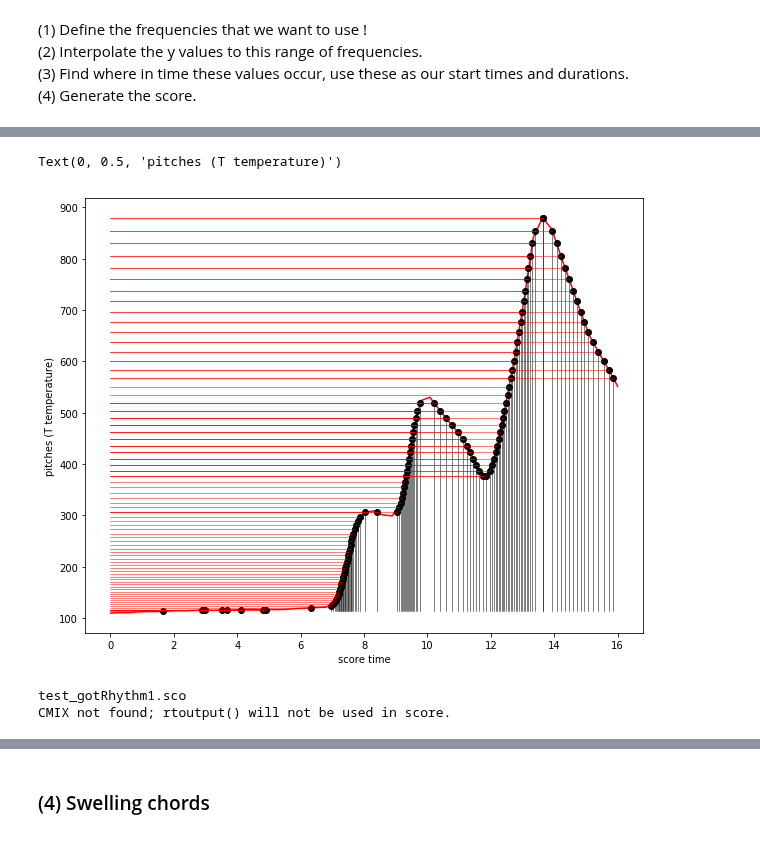
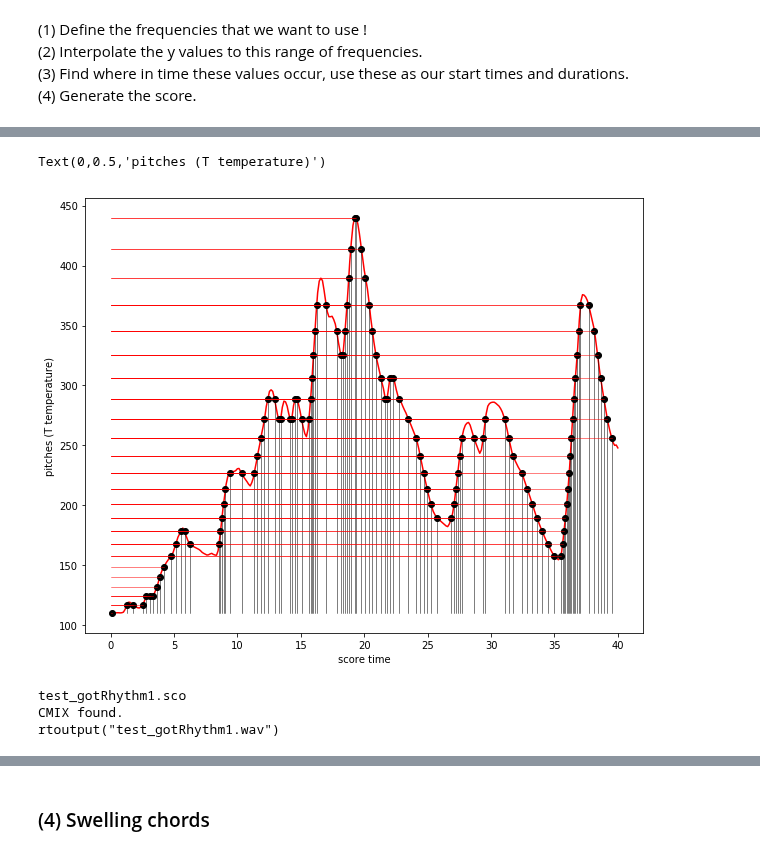
Before and after one commit to benholtzman/datamovies, a Jupyter notebook: 1_codes/s04_DataDrivenRTcmix.ipynb, the cells around one changed output, grey strips where cells are left out. Cells and saved outputs as stored; diff of their text form; code cells hidden in the pictures.

```diff
--- a/1_codes/s04_DataDrivenRTcmix.ipynb
+++ b/1_codes/s04_DataDrivenRTcmix.ipynb
@@ -49,7 +45,7 @@ data_readme.txt  P39A.BHZ
 # %%
 # READ IN THE DATA FILE ! ! !
-#datafilename = '../0_data_nogit/breathalyzer/pizzadevils_120s.pkl'
-datafilename = '../0_data_examples/breathalyzer/BA_ben_1.pkl'
+datafilename = '../0_data_nogit/pizzadevils_120s.pkl'
+
 breath = pd.read_pickle(datafilename) # np.loadtxt(datafilename)
 print(breath[0:5])
 time = breath.time_s
@@ -220,9 +216,9 @@ CompletedProcess(args='mv *.wav ../3_output_nogit/', returncode=0)
 (3) Find where in time these values occur, use these as our start times and durations.  <br>
 (4) Generate the score. <br>
 # %%
-n_octaves_total = 3.0
+n_octaves_total = 2.0
 root_note  = 110.0
-ints_per_oct = 24
+ints_per_oct = 12
 
 # chromatic scale of n octaves:
 intervals = np.linspace(0,n_octaves_total,int(n_octaves_total*ints_per_oct))
@@ -249,36 +235,36 @@ print(pitches)
 # %%
 # (2) Interpolate the y-values to a range of frequency (using notepicker !)
 reload(notepicker)
 p1_in_freq = notepicker.interpvals_to_freqs(p1,pitches)
 
 # (3) Find where in time these values occur, use these as our start times and durations.
-dur_sound = 16.0
+dur_sound = 40.0
 time = np.linspace(0,dur_sound,len(p1_in_freq))
 scale_note_dur = 0.8
 times, notes, durs = notepicker.findroots(time,p1_in_freq,pitches)
 
 
 # plot the results:
 fig = plt.figure(figsize=(10,8))
 
 time_tmp = np.linspace(time[0],time[-1],len(p1_in_freq))
 plt.plot(time_tmp,p1_in_freq,'r-')
 plt.plot(times,notes,'ko')
 
 for ind,t in enumerate(times):
     plt.plot([t,t],[min(notes),notes[ind]],'k-',linewidth=0.5)
     plt.plot([0,t],[notes[ind],notes[ind]],'r-',linewidth=0.5)
 
 plt.xlabel('score time')
 plt.ylabel('pitches (T temperature)')
 # %% [output]
-Text(0, 0.5, 'pitches (T temperature)')
+Text(0,0.5,'pitches (T temperature)')
-[figure, old version]
+[figure, new version]
 # %%
 # (4) write RTcmix Wavetable score
 reload(wRT_wt)
 base_name = 'test_gotRhythm1'
-trim = -6
+trim = -1
 tones_dict = {}
 tones_dict['times'] = np.asarray(times[:trim])
 tones_dict['notes'] = np.asarray(notes[:trim])
@@ -289,7 +275,8 @@ tones_dict['pans'] = np.ones(len(notes[:trim]))*0.5
 score_name = wRT_wt.writesco(tones_dict,base_name)
 # %% [output]
 test_gotRhythm1.sco
-CMIX not found; rtoutput() will not be used in score.
+CMIX found.
+rtoutput("test_gotRhythm1.wav")
 # %%
 cmix_cmd = 'CMIX < ' + score_name
 print(cmix_cmd)
```
Also changed, not shown: parts of 21 cells of this notebook, 1 other file.
